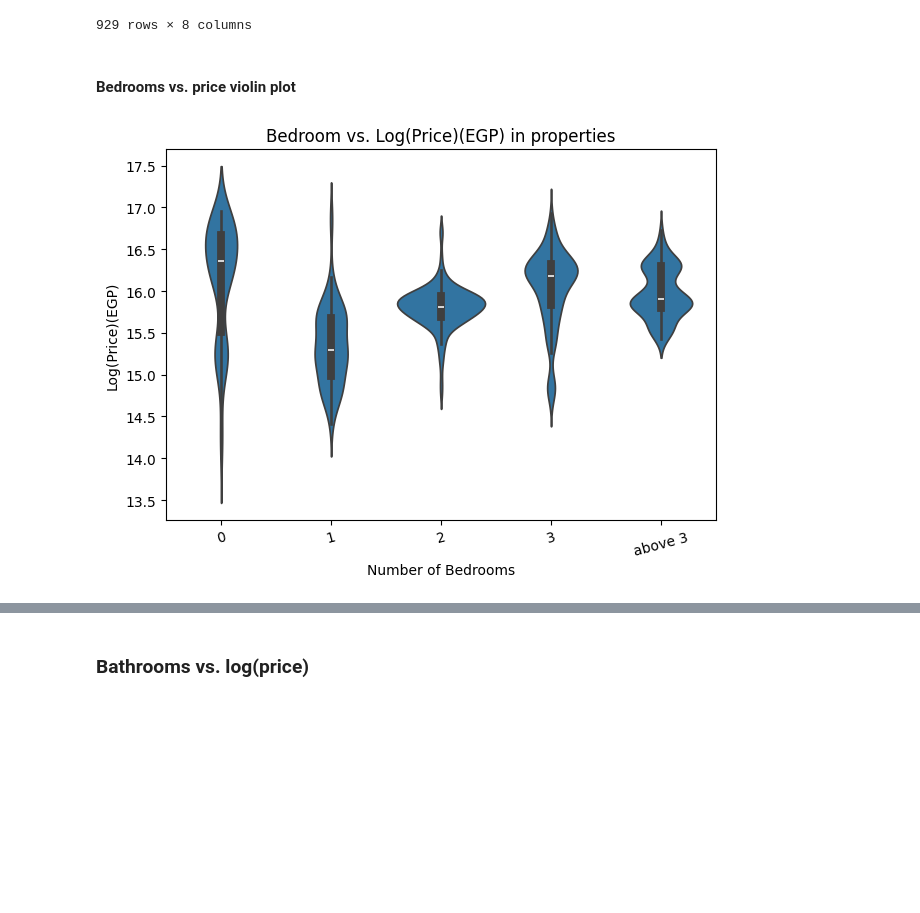
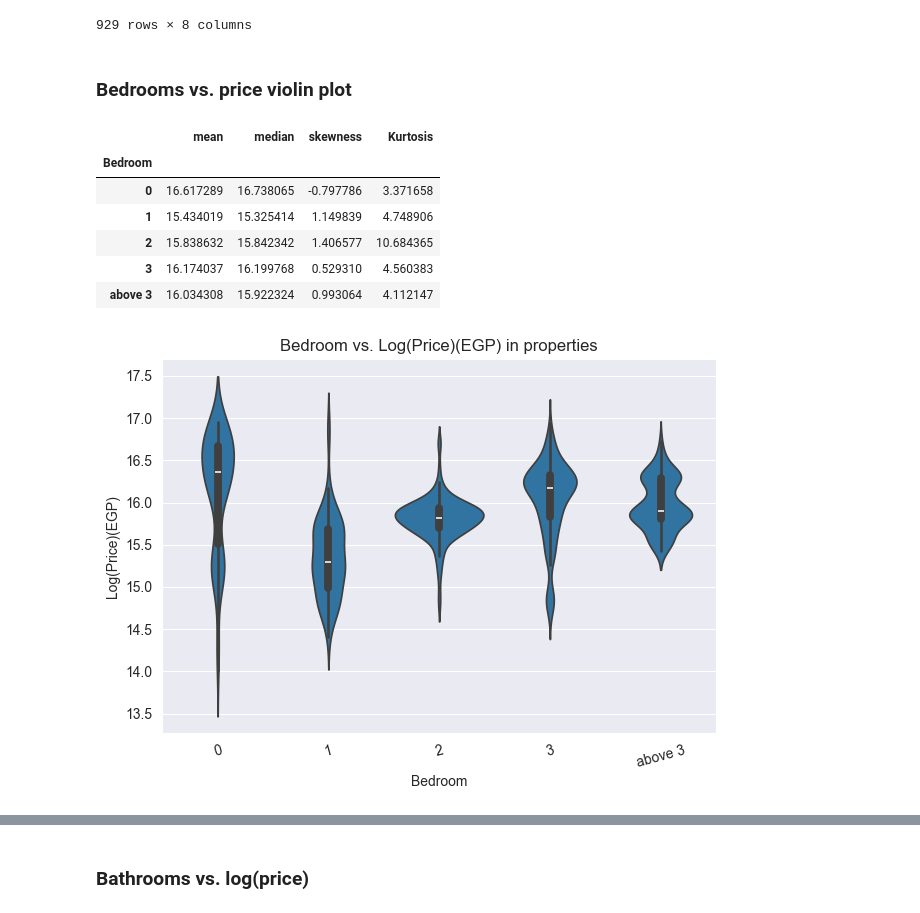
Before and after one commit to MinaAlberDS/Codveda-Internship, a Jupyter notebook: Level 1/Task 3/EDA.ipynb, the cells around one changed output, grey strips where cells are left out. Cells and saved outputs as stored; diff of their text form; code cells hidden in the pictures; blank space fills up the shorter version.

Commit message:
Performed the categories charts vs log price. Made the time series chart for price, sqm, and price/sqm vs. their logs, but I didn't describe anything yet

```diff
--- a/Level 1/Task 3/EDA.ipynb
+++ b/Level 1/Task 3/EDA.ipynb
@@ -8,6 +8,7 @@ import pandas as pd
 import numpy as np
 import seaborn as sns
 import matplotlib.pyplot as plt
+sns.set_style("darkgrid")
 %matplotlib inline
 
 re_df = pd.read_csv(r"D:\Data science project\Data science\Codveda-internship\Level 1\Task 2\processed_real_estate.csv") # Load the data
@@ -116,32 +116,58 @@ temp_df
 | 928 | 0 | 0 | Cairo | Cairo | Commercial | Others(very rare) | 15.510392 | False |
 929 rows × 8 columns
 # %% [markdown]
-#### Bedrooms vs. price violin plot
+### Bedrooms vs. price violin plot
 # %%
-def violin_plot(x:str, order:list[str]=None):
+def violin_plot(x:str, order:list[str]=None, rotation:float=15, ax=None):
 	"""Plot violin graph for every category in the column against log(price)
 
 	Args:
 		x (str): The name of categorical column
 		order (list[str], optional): If you want a specific order of categories. Defaults to None.
+		rotation (float, optional): The rotation of x labels to avoid overlapping. Defaults to 15.
+		ax (Variable): If you have a subplots
 	"""
 	# Set y
 	y = "log(price)"
 
 	# Split the non_outlier prices from the full data
 	non_outlier_data = temp_df[temp_df["Is outlier"] == False]
 
 	# Plot x vs log(price)
-	sns.violinplot(non_outlier_data, x=x, y=y, order=order)
-	plt.title(f"{x} vs. Log(Price)(EGP) in properties")
-	plt.ylabel("Log(Price)(EGP)")
-	plt.xlabel(f"Number of {x}s")
-	plt.xticks(rotation=15) # Rotate it to avoid overlapping
-	plt.tight_layout()
-	plt.show()
+	plot = sns.violinplot(non_outlier_data, x=x, y=y, order=order,ax=ax)
+	plot.set_title(f"{x} vs. Log(Price)(EGP) in properties")
+	plot.set_ylabel("Log(Price)(EGP)")
+	plot.set_xlabel(x)
+	plot.tick_params(axis='x', rotation=rotation) # Rotate it to avoid overlapping
+def distribution_statistics(col: str) -> pd.DataFrame:
+	"""This function shows the categories distribution statistics(mean, median, skew, kurtosis) for each category in the categorical column of log(price)
+
+	Args:
+		col (str): The categorical column to be versus log(price)
+	Returns:
+		aggregated_df (pd.DataFrame): statistics dataframe for every category
+	"""
+	kurt_func = lambda x: x.kurt() + 3
+	# Aggregated df, which shows the statistics of each category
+	aggregated_df = temp_df.groupby(col).agg(
+		mean=('log(price)', 'mean'),
+		median=('log(price)', 'median'),
+		skewness=('log(price)', 'skew'),
+		Kurtosis=('log(price)', kurt_func)
+	)
+	return aggregated_df
 
 # Call the function with Bedroom data
 violin_plot("Bedroom", ["0","1","2","3","above 3"])
+plt.tight_layout()
+distribution_statistics("Bedroom")
 # %% [output]
+|  | mean | median | skewness | Kurtosis |
+| Bedroom |  |  |  |  |
+| 0 | 16.617289 | 16.738065 | -0.797786 | 3.371658 |
+| 1 | 15.434019 | 15.325414 | 1.149839 | 4.748906 |
+| 2 | 15.838632 | 15.842342 | 1.406577 | 10.684365 |
+| 3 | 16.174037 | 16.199768 | 0.529310 | 4.560383 |
+| above 3 | 16.034308 | 15.922324 | 0.993064 | 4.112147 |
-[figure, old version]
+[figure, new version]
 # %% [markdown]
```
Also changed, not shown: parts of 20 cells of this notebook.
